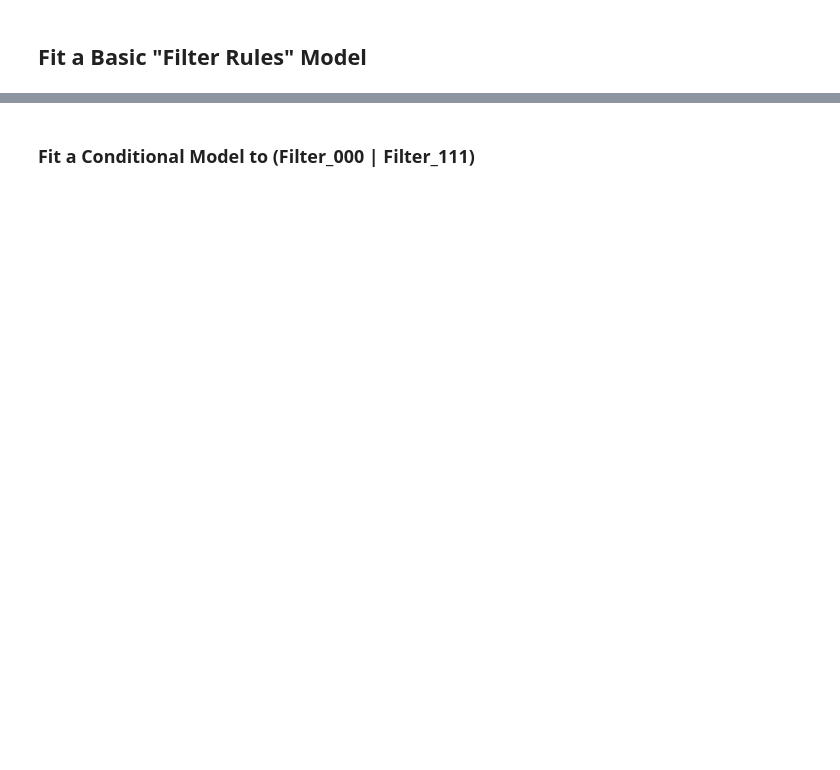
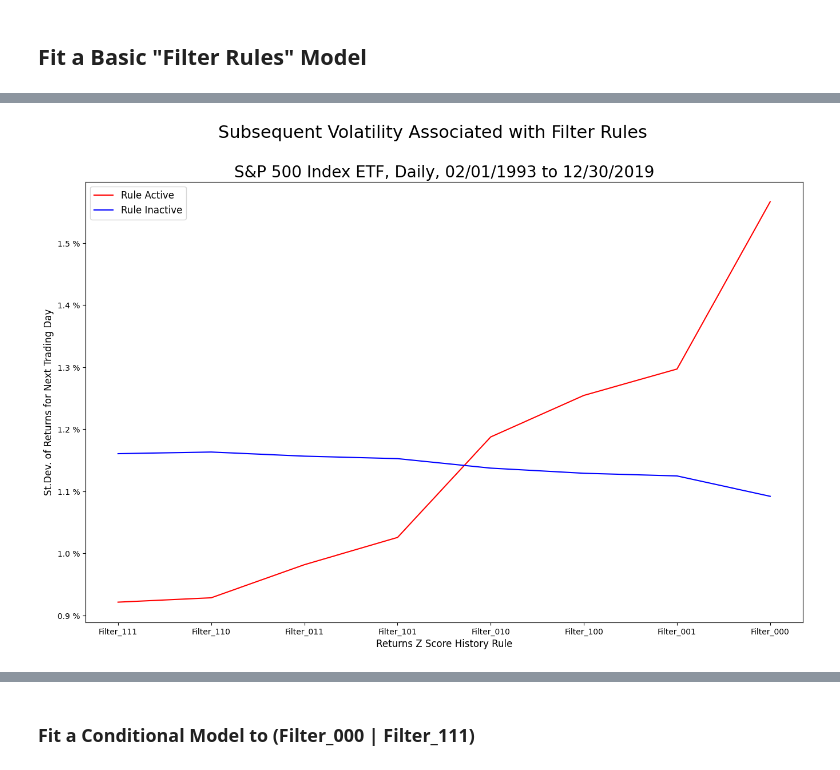
Before and after one commit to Farmhouse121/Financial-Data-Science-in-Python, a Jupyter notebook: Alphas/Filter_Rules.ipynb, the cells around one changed output, grey strips where cells are left out. Drawn from its saved outputs; the diff is of its cells as text; code cells hidden in the pictures; blank space fills up the shorter version.

Commit message:
Added conditional volatility plot.

```diff
--- a/Alphas/Filter_Rules.ipynb
+++ b/Alphas/Filter_Rules.ipynb
@@ -186 +186,18 @@ nprint("Saved figure to '{:s}'.".format(filename))
 [figure]
+# %%
+figure,plot=pl.subplots(figsize=(ten*GoldenRatio,ten))
+plot.plot(x:=summary.sort_values(('Active','Std.Dev.')).index,y:=summary.loc[x,('Active','Std.Dev.')],'-',color='red',label='Rule Active')
+plot.plot(x,y:=summary.loc[x,('Inactive','Std.Dev.')],'-',color='blue',label='Rule Inactive')
+
+if forder>3:
+    plot.tick_params(axis='x',labelrotation=90)
+
+plot.set_ylabel('St.Dev. of Returns for Next Trading Day',fontsize=12)
+plot.yaxis.set_major_formatter(PercentLabels(1))
+plot.set_xlabel('Returns Z Score History Rule',fontsize=12)
+figure.suptitle(title:='Subsequent Volatility Associated with Filter Rules',fontsize=22)
+plot.set_title(subtitle:='{:s}, Daily, {:s} to {:s}'.format(sname,data.index[0].strftime("%m/%d/%Y"),data.index[-1].strftime("%m/%d/%Y")),fontsize=20)
+plot.legend(fontsize=12)
+figure.savefig(filename:=(filepath:='/content/drive/MyDrive/')+title+'.png',dpi=300,bbox_inches='tight')
+nprint("Saved figure to '{:s}'.".format(filename))
+# %% [output]
@@ -187,3 +205,4 @@ nprint("Saved figure to '{:s}'.".format(filename))
+[figure, added]
 # %%
 nprint("Fitting GJR-GARCH model with filter rules...")
 model=ARX((design:=data.dropna())['Return'],design[fcols:=design.columns[design.columns.str.contains('Filter')]])
```
Also changed, not shown: parts of 8 cells of this notebook.
